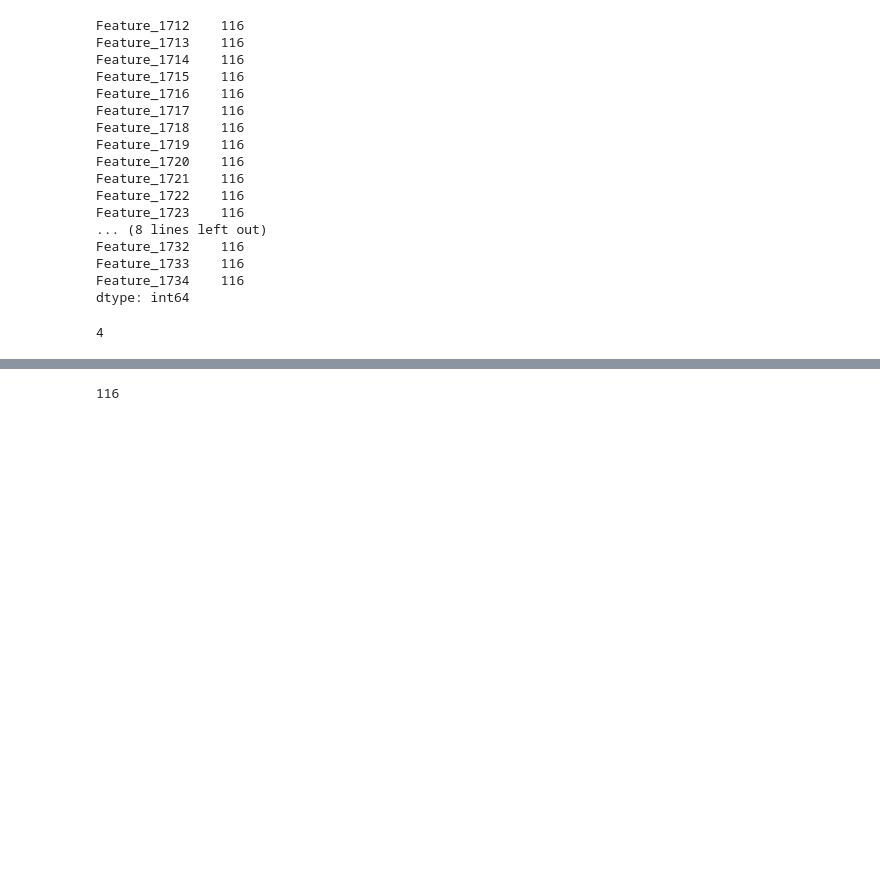
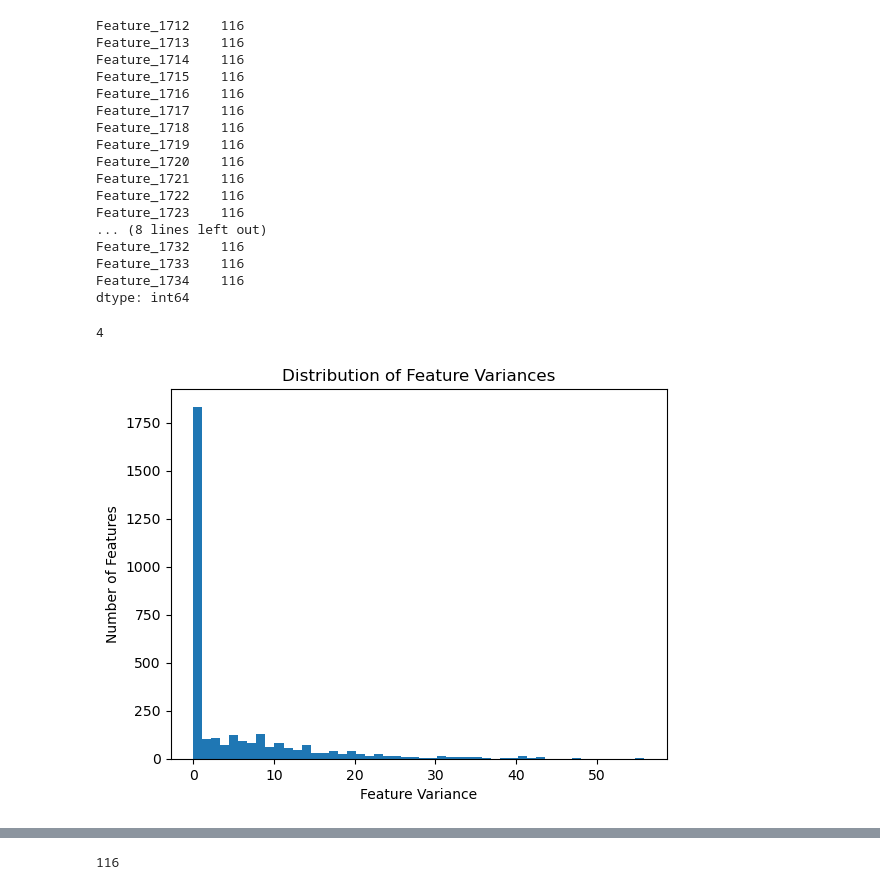
Before and after one commit to kitarp07/RA_Selection_Task_2, a Jupyter notebook: notebooks/exploratory_data_analysis.ipynb, the cells around one changed output, grey strips where cells are left out. Drawn from its saved outputs; the diff is of its cells as text; code cells hidden in the pictures; blank space fills up the shorter version.

```diff
--- a/notebooks/exploratory_data_analysis.ipynb
+++ b/notebooks/exploratory_data_analysis.ipynb
@@ -139,4 +136,8 @@ Feature_1734    116
 dtype: int64
 # %%
 data_drop_id = data.drop(['ID'], axis=1)
+# %%
+# separate data into features (X) and targets (y)
+X = data_drop_id.drop(['CLASS'], axis=1)
+y = data_drop_id['CLASS']
 # %%
@@ -144,4 +145,13 @@ np.isinf(data_drop_id).sum().sum()
 # %% [output]
 4
 # %%
-data_drop_id.replace([np.inf, -np.inf], np.nan, inplace=True)
+X.replace([np.inf, -np.inf], np.nan, inplace=True)
+# %%
+variances = X.var(axis=0)
+plt.hist(np.log1p(variances), bins=50)
+plt.xlabel('Feature Variance')
+plt.ylabel('Number of Features')
+plt.title('Distribution of Feature Variances')
+plt.show()
+# %% [output]
+[figure, added]
```
Also changed, not shown: parts of 34 cells of this notebook.
